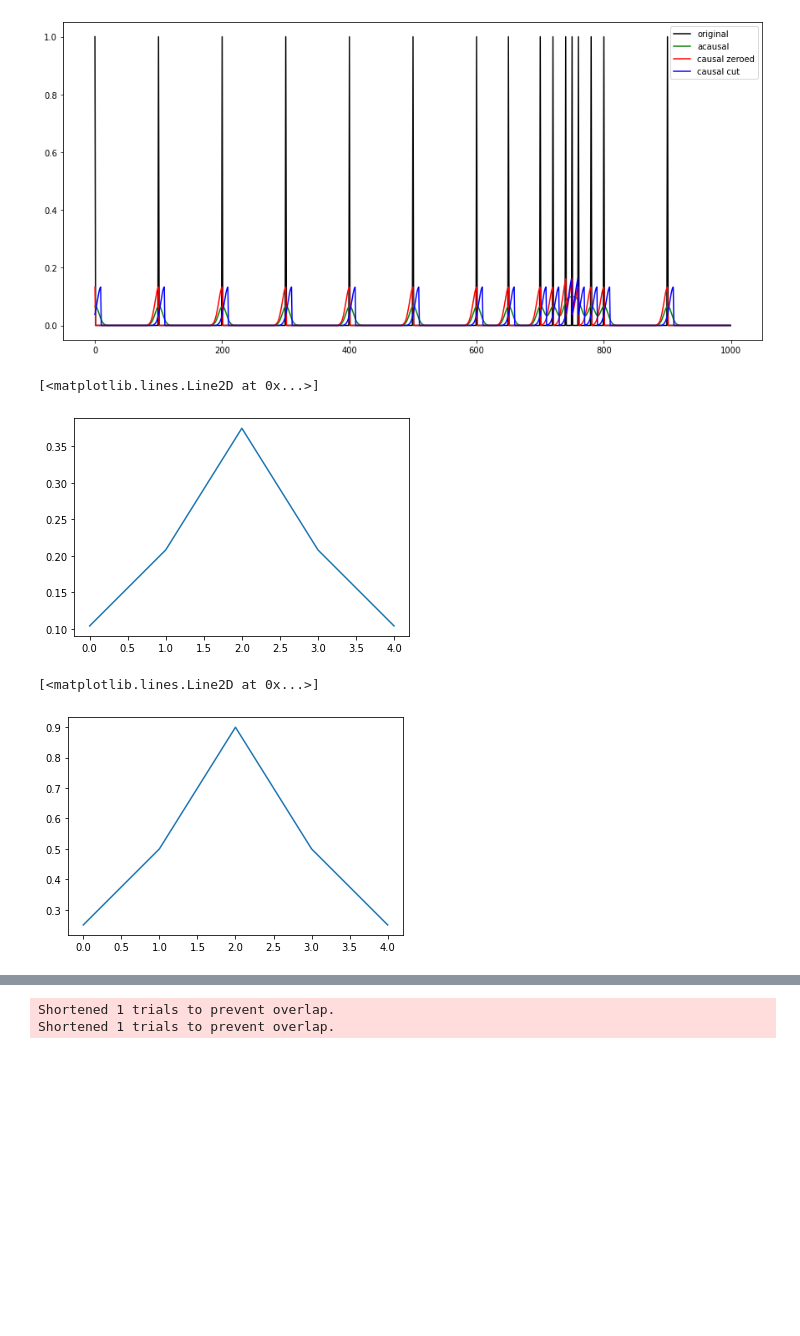
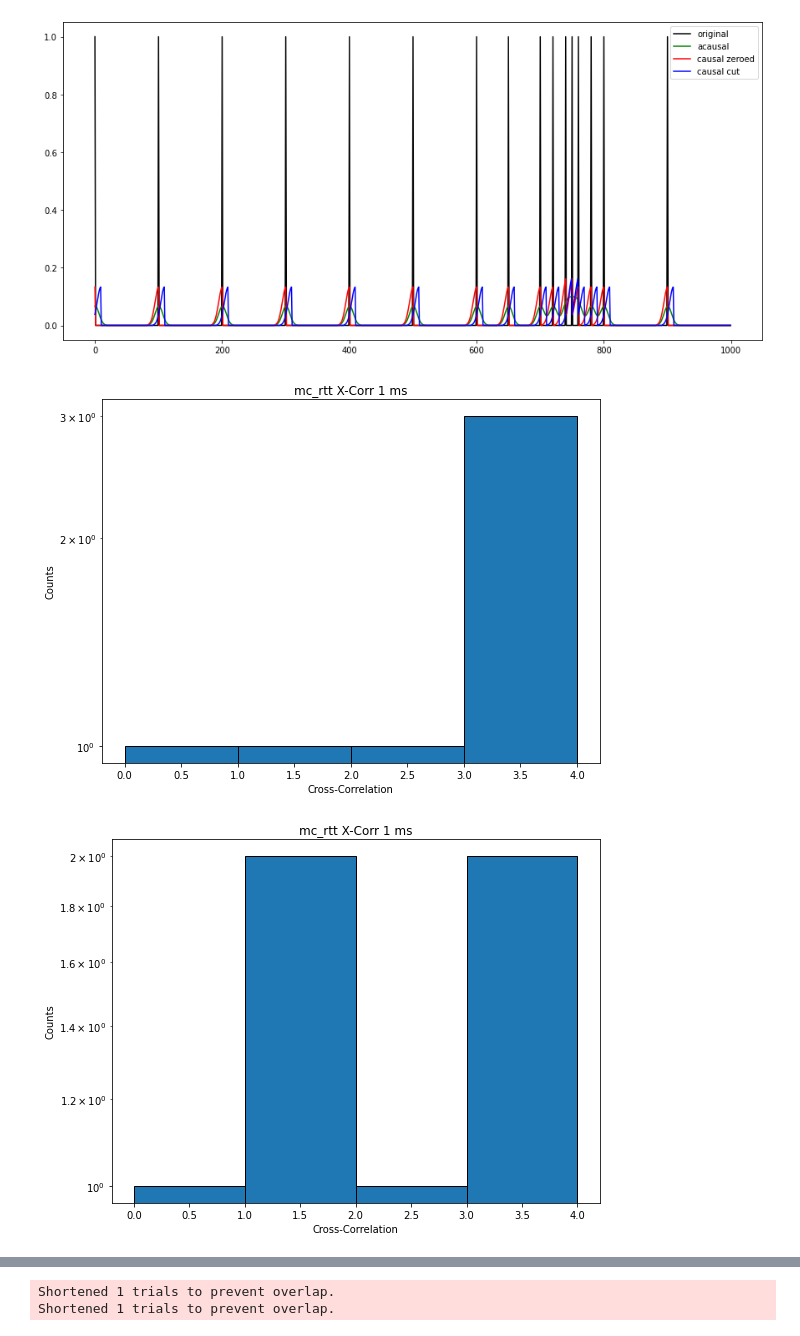
Before and after one commit to domenick-m/NDT-U, a Jupyter notebook: mc_rtt_test.ipynb, the cells around one changed output, grey strips where cells are left out. Cells and saved outputs as stored; diff of their text form; code cells hidden in the pictures; blank space fills up the shorter version.

```diff
--- a/mc_rtt_test.ipynb
+++ b/mc_rtt_test.ipynb
@@ -397,13 +285,28 @@ plt.legend()
-# %%
-plt.plot(window/np.sum(window))
-# %% [output]
-[<matplotlib.lines.Line2D at 0x...>]
-[figure, removed]
-# %%
-plt.plot(window)
-# %% [output]
-[<matplotlib.lines.Line2D at 0x...>]
-[figure, removed]
+# %%
+import matplotlib.pyplot as plt
+
+plt.subplots(1, 1, figsize=(8, 6))
+plt.hist( [0, 1, 2, 3, 4, 4, 5], bins=np.arange(0, 5), edgecolor='black')
+plt.yscale( 'log' )
+plt.xlabel( 'Cross-Correlation' )
+plt.ylabel( 'Counts' )
+plt.title( 'mc_rtt X-Corr 1 ms' )
+plt.tight_layout()
+plt.show()
+plt.close()
+
+plt.subplots(1, 1, figsize=(8, 6))
+plt.hist( [0, 1, 1, 2, 3, 4, 5], bins=np.arange(0, 5), edgecolor='black')
+plt.yscale( 'log' )
+plt.xlabel( 'Cross-Correlation' )
+plt.ylabel( 'Counts' )
+plt.title( 'mc_rtt X-Corr 1 ms' )
+plt.tight_layout()
+plt.show()
+plt.close()
+# %% [output]
+[figure, added]
+[figure, added]
 # %%
 speed = np.linalg.norm(dataset_train.data.finger_vel, axis=1)
 dataset_train.data['speed'] = speed
```
Also changed, not shown: parts of 10 cells of this notebook, 10 other files.
